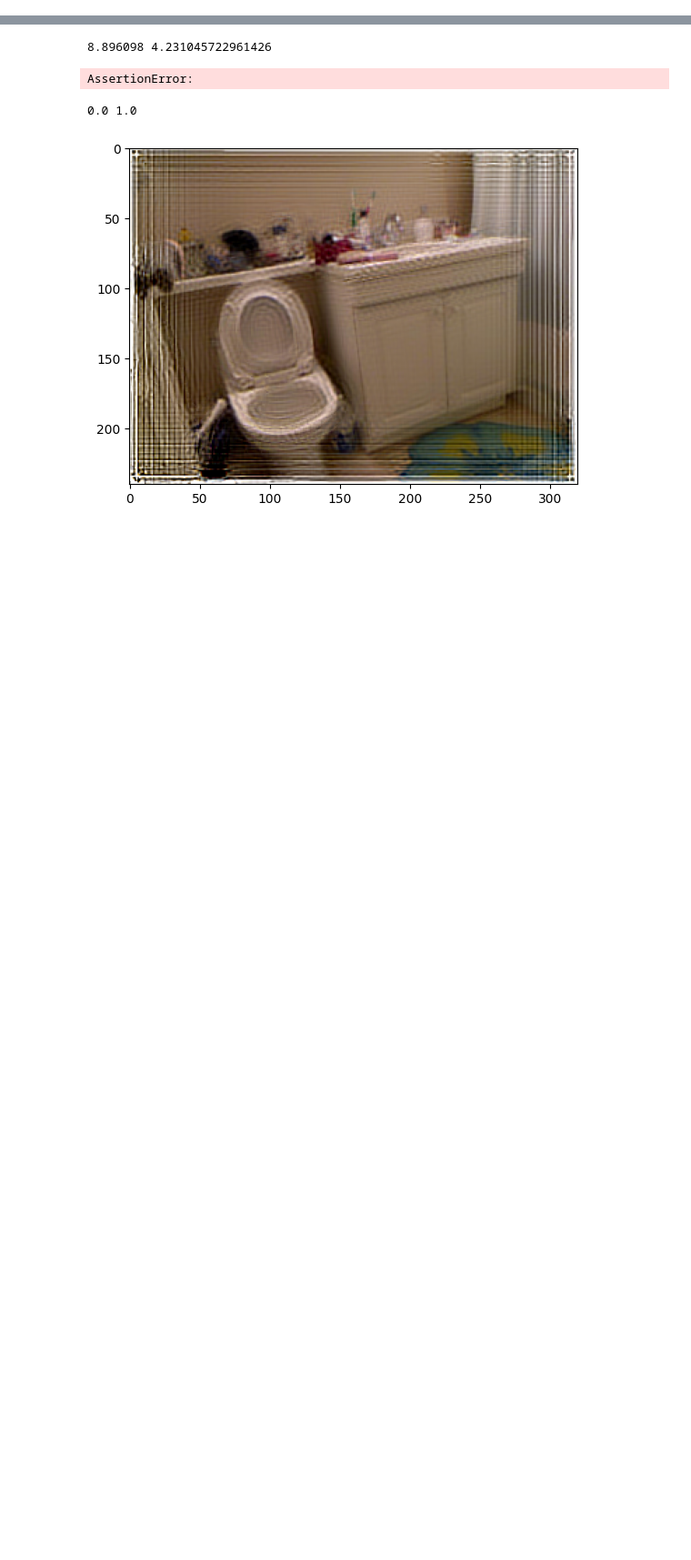
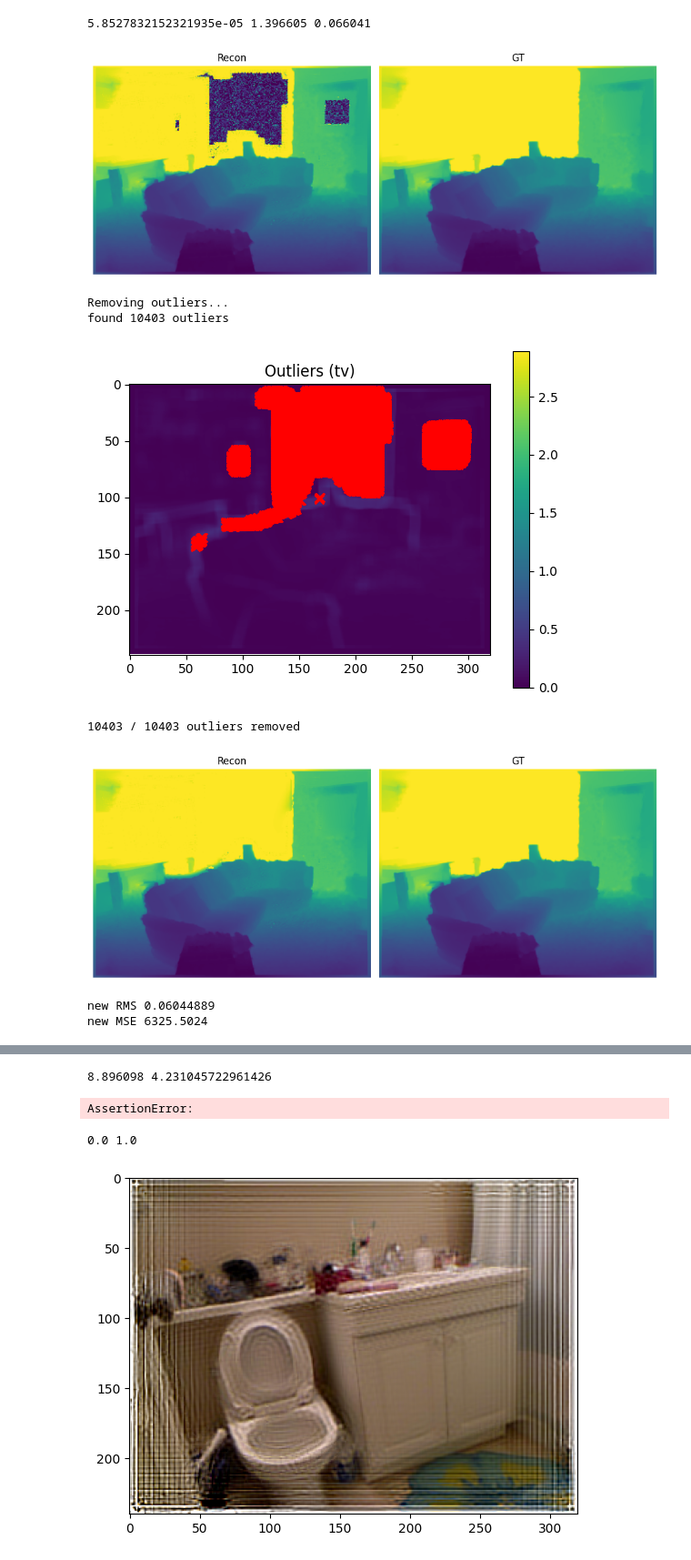
Before and after one commit to hollyjackson/dfd, a Jupyter notebook: compile_csv.ipynb, the cells around one changed output, grey strips where cells are left out. Shown at 91% size. Saved outputs shown, nothing was run; the diff lists cells and outputs as text; code cells hidden in the pictures; blank space fills up the shorter version.

```diff
--- a/compile_csv.ipynb
+++ b/compile_csv.ipynb
@@ -4,9 +4,9 @@ import glob
 import csv
 # %%
 PARENT = "/data/holly_jackson/experiments"
-out_csv = "summary_metrics_test.csv"
+# out_csv = "summary_metrics_all_test_all_batches.csv"
 # exp_name_format = "coord-descent-aif-init-????_2025-08-20_*"
-exp_name_format = "test2-????_2025-08-20_*"
+exp_name_format = "all-test-????_2025-08-2*"
 # %%
 def parse_last_loss(losses_path):
     # todo: this reads whole file not super efficient
@@ -32,10 +39,4 @@ def parse_accuracy_metrics(metrics_path):
 # %%
-rows = []
-pattern = os.path.join(PARENT, exp_name_format)
-dirs = [d for d in glob.glob(pattern) if os.path.isdir(d)]
-
-# remove repeats + sort
-dirs = sorted(set(dirs))
 
 for d in dirs:
     # print(d)
@@ -44,6 +45,9 @@ for d in dirs:
 
     losses_path = os.path.join(d, "losses.txt")
     metrics_path = os.path.join(d, "accuracy_metrics.txt")
+
+    if not os.path.exists(losses_path) or not os.path.exists(metrics_path):
+        continue
 
     last_loss = parse_last_loss(losses_path)
     # print(last_loss)
@@ -137,0 +198,49 @@ defocus_stack_test = forward_model.forward(dpt_test, aif_test)
+# %%
+import utils
+import os
+import coordinate_descent
+d = worst_file
+dpt_test = utils.load_NYUv2_dpt(os.path.join(d, "dpt.tiff"), 1)
+aif_test = utils.load_NYUv2_aif(os.path.join(d, "aif.tiff"), 1) * IMAGE_RANGE
+
+run_id = os.path.basename(d).split("_")[0].split("-")[-1]
+
+losses_path = os.path.join(d, "losses.txt")
+metrics_path = os.path.join(d, "accuracy_metrics.txt")
+
+last_loss = parse_last_loss(losses_path)
+rms, rel, d1, d2, d3 = parse_accuracy_metrics(metrics_path)
+print(last_loss, rms, rel)
+
+defocus_stack_test = forward_model.forward(dpt_test, aif_test)
+
+gt_aif, gt_dpt = utils.load_single_sample(sample=run_id, set='test', fs=5, res='half')
+gt_aif = gt_aif * IMAGE_RANGE
+
+utils.plot_compare_greyscale(dpt_test, gt_dpt, vmin=gt_dpt.min(), vmax=gt_dpt.max())
+plt.show()
+
+# # TODO: need to fix this code but after entire set runs
+dpt_no_outliers, _ = section_search.remove_outliers(
+    dpt_test, aif_test, diff_thresh = 2, tv_thresh = 0.4, patch_type = 'tv')
+
+defocus_stack_test_no_outliers = forward_model.forward(dpt_no_outliers, aif_test)
+
+utils.plot_compare_greyscale(dpt_no_outliers, gt_dpt, vmin=gt_dpt.min(), vmax=gt_dpt.max())
+plt.show()
+print('new RMS', utils.compute_RMS(dpt_no_outliers, gt_dpt))
+print('new MSE', coordinate_descent.mse_loss(
+    defocus_stack_test_no_outliers, defocus_stack))
+
+utils.plot_compare_greyscale(aif_test / IMAGE_RANGE, gt_aif / IMAGE_RANGE)
+plt.show()
+# %% [output]
+5.8527832152321935e-05 1.396605 0.066041
+[figure, added]
+Removing outliers...
+found 10403 outliers
+[figure, added]
+10403 / 10403 outliers removed
+[figure, added]
+new RMS 0.06044889
+new MSE 6325.5024
```
Also changed, not shown: parts of 6 cells of this notebook, 5 other files.
